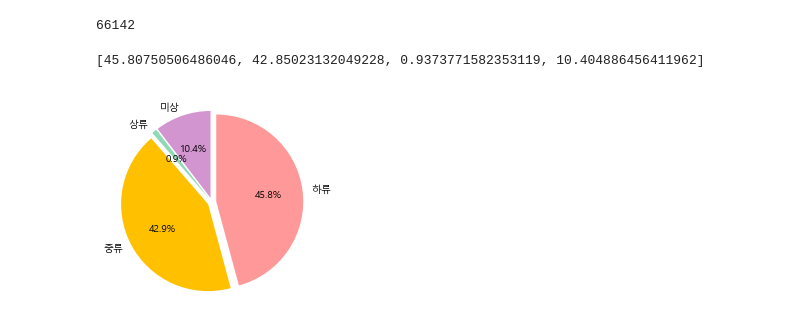
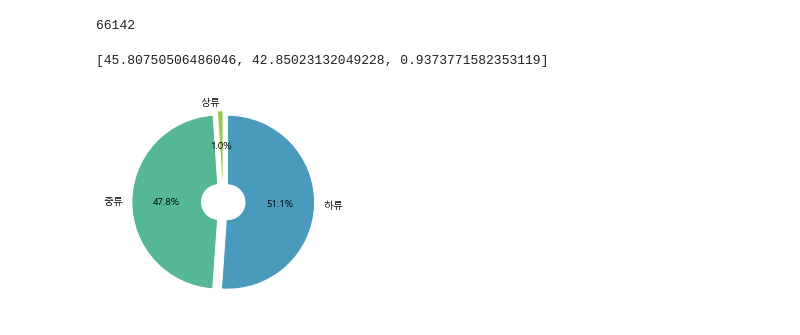
Before and after one commit to hkim11656/crime_analysis, a Jupyter notebook: 02_범죄유형별 소년범죄자 생활정도_김유민.ipynb, the cells around one changed output. Drawn from its saved outputs; the diff is of its cells as text; code cells hidden in the pictures.

```diff
--- a/02_범죄유형별 소년범죄자 생활정도_김유민.ipynb
+++ b/02_범죄유형별 소년범죄자 생활정도_김유민.ipynb
@@ -408,19 +408,19 @@ total = df_total.loc[2, '계']
 
 ratio = []
 
-for i in df_total.loc[2]['하류':]:
+for i in df_total.loc[2]['하류':'상류']:
     ratio.append(i/total*100)
 
 print(ratio)
 # %% [output]
-[45.80750506486046, 42.85023132049228, 0.9373771582353119, 10.404886456411962]
+[45.80750506486046, 42.85023132049228, 0.9373771582353119]
 # %%
-labels = ['하류','중류','상류','미상']
-explode = [0.05, 0.05, 0.05, 0.05]
-colors = ['#ff9999', '#ffc000', '#8fd9b6', '#d395d0']
-wedgeprops={'width': 1, 'linewidth':4 }
+labels = ['하류','중류','상류']
+explode = [0.05, 0.05, 0.05]
+colors = ['#4A9ABE', '#55B794', '#96CB55']
+wedgeprops={'width': 0.8, 'edgecolor': 'w', 'linewidth': 1}
 
 plt.pie(ratio, labels=labels, autopct='%.1f%%', startangle=90, counterclock=False, explode=explode, colors=colors, wedgeprops=wedgeprops)
 plt.show()
 # %% [output]
-[figure, old version]
+[figure, new version]
```
Also changed, not shown: parts of 1 cell of this notebook, 2 other files.
